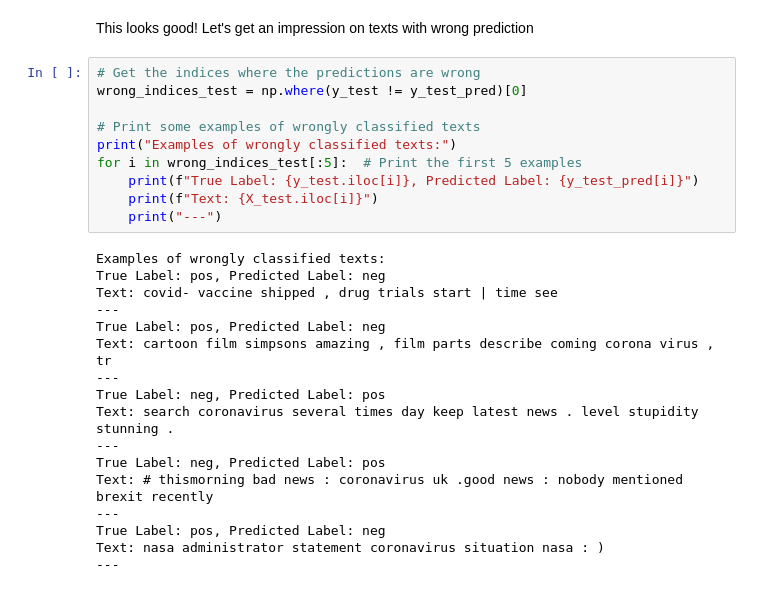
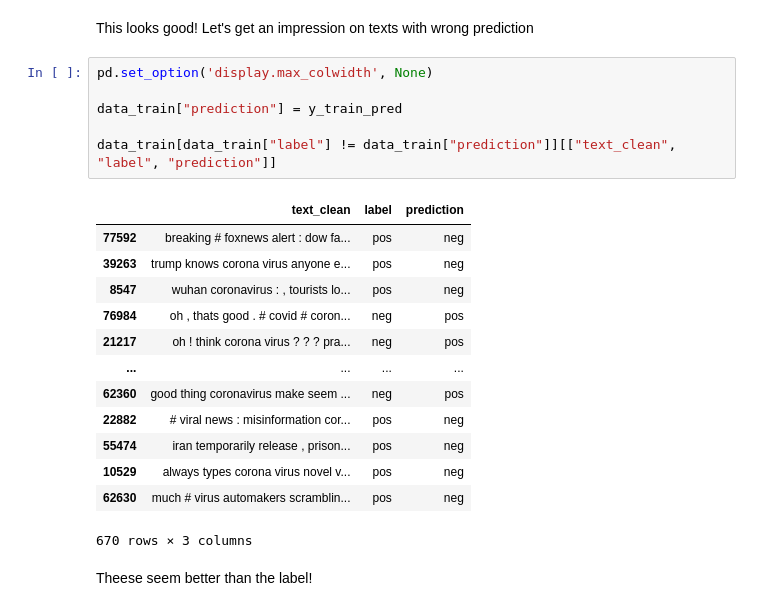
Before and after one commit to miam-bonbon/assignment-adv-nlp, a Jupyter notebook: adv_nlp_assignment_mh_03_baseline_model.ipynb, the cells around one changed output. Drawn from its saved outputs; the diff is of its cells as text.

```diff
--- a/adv_nlp_assignment_mh_03_baseline_model.ipynb
+++ b/adv_nlp_assignment_mh_03_baseline_model.ipynb
@@ -190,30 +192,25 @@ plot_feature_importance(classifier, vectorizer.get_feature_names_out())
 [figure]
 # %% [markdown]
 This looks good! Let's get an impression on texts with wrong prediction
-# %%
-# Get the indices where the predictions are wrong
-wrong_indices_test = np.where(y_test != y_test_pred)[0]
-
-# Print some examples of wrongly classified texts
-print("Examples of wrongly classified texts:")
-for i in wrong_indices_test[:5]:  # Print the first 5 examples
-    print(f"True Label: {y_test.iloc[i]}, Predicted Label: {y_test_pred[i]}")
-    print(f"Text: {X_test.iloc[i]}")
-    print("---")
-# %% [output]
-Examples of wrongly classified texts:
-True Label: pos, Predicted Label: neg
-Text: covid- vaccine shipped , drug trials start | time see
----
-True Label: pos, Predicted Label: neg
-Text: cartoon film simpsons amazing , film parts describe coming corona virus , tr
----
-True Label: neg, Predicted Label: pos
-Text: search coronavirus several times day keep latest news . level stupidity stunning .
----
-True Label: neg, Predicted Label: pos
-Text: # thismorning bad news : coronavirus uk .good news : nobody mentioned brexit recently
----
-True Label: pos, Predicted Label: neg
-Text: nasa administrator statement coronavirus situation nasa : )
----
+# %%
+pd.set_option('display.max_colwidth', None)
+
+data_train["prediction"] = y_train_pred
+
+data_train[data_train["label"] != data_train["prediction"]][["text_clean", "label", "prediction"]]
+# %% [output]
+|  | text_clean | label | prediction |
+| 77592 | breaking # foxnews alert : dow fa... | pos | neg |
+| 39263 | trump knows corona virus anyone e... | pos | neg |
+| 8547 | wuhan coronavirus : , tourists lo... | pos | neg |
+| 76984 | oh , thats good . # covid # coron... | neg | pos |
+| 21217 | oh ! think corona virus ? ? ? pra... | neg | pos |
+| ... | ... | ... | ... |
+| 62360 | good thing coronavirus make seem ... | neg | pos |
+| 22882 | # viral news : misinformation cor... | pos | neg |
+| 55474 | iran temporarily release , prison... | pos | neg |
+| 10529 | always types corona virus novel v... | pos | neg |
+| 62630 | much # virus automakers scramblin... | pos | neg |
+670 rows × 3 columns
+# %% [markdown]
+Theese seem better than the label!
```
Also changed, not shown: parts of 10 cells of this notebook.
